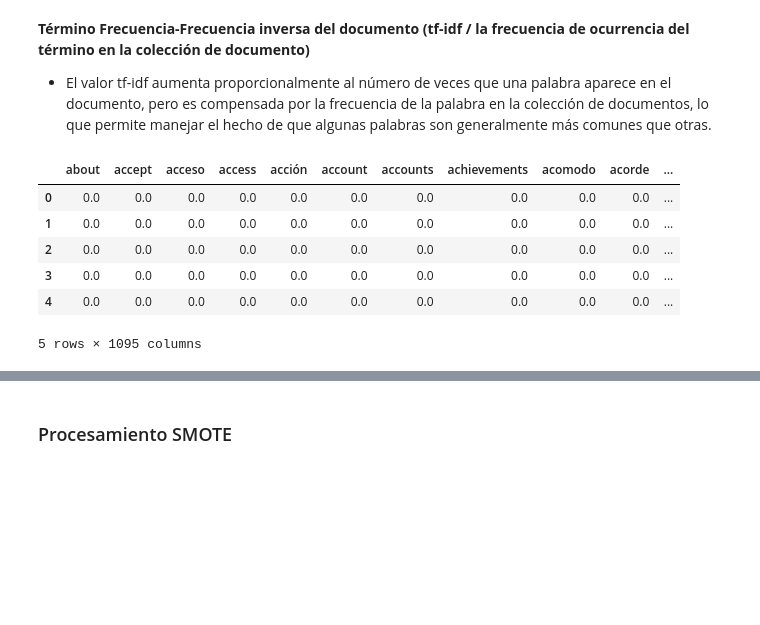
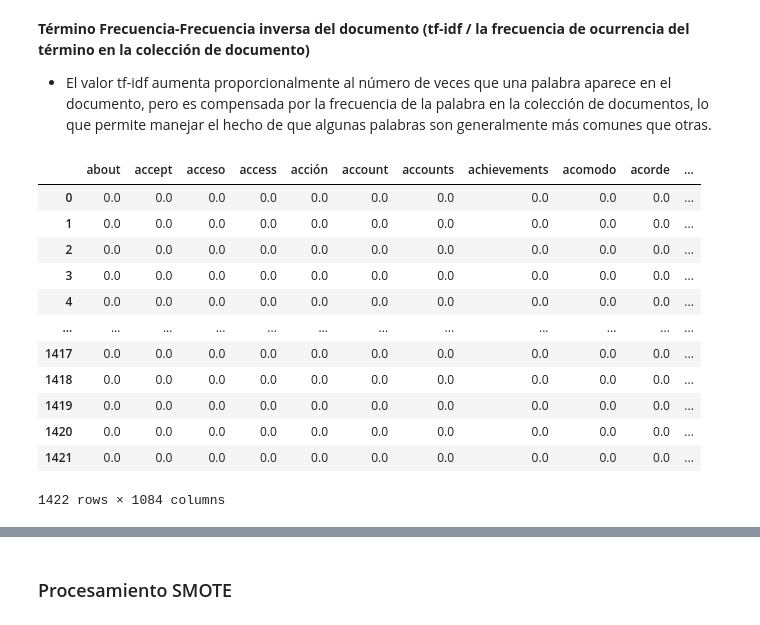
Before and after one commit to PabloBrenesA97/PMO_ML, a Jupyter notebook: PMO.ipynb, the cells around one changed output, grey strips where cells are left out. Cells and saved outputs as stored; diff of their text form; code cells hidden in the pictures; blank space fills up the shorter version.

```diff
--- a/PMO.ipynb
+++ b/PMO.ipynb
@@ -424,16 +424,22 @@ df.to_csv('/content/drive/My Drive/PMO Project/final_df.csv', index = False, hea
 from sklearn.feature_extraction.text import TfidfVectorizer
 # %%
 # Embedding name
-vectorizer_name = TfidfVectorizer()
+vectorizer_name = TfidfVectorizer(stop_words=['de','el','del','por','para','la','en','con','las','can','to'])
 data_name = vectorizer_name.fit_transform(df.name)
 tfidf_tokens_name = vectorizer_name.get_feature_names()
 result_df = pd.DataFrame(data = data_name.toarray(),columns = tfidf_tokens_name)
-result_df.head()
+result_df
 # %% [output]
 |  | about | accept | acceso | access | acción | account | accounts | achievements | acomodo | acorde | ... |
 | 0 | 0.0 | 0.0 | 0.0 | 0.0 | 0.0 | 0.0 | 0.0 | 0.0 | 0.0 | 0.0 | ... |
 | 1 | 0.0 | 0.0 | 0.0 | 0.0 | 0.0 | 0.0 | 0.0 | 0.0 | 0.0 | 0.0 | ... |
 | 2 | 0.0 | 0.0 | 0.0 | 0.0 | 0.0 | 0.0 | 0.0 | 0.0 | 0.0 | 0.0 | ... |
 | 3 | 0.0 | 0.0 | 0.0 | 0.0 | 0.0 | 0.0 | 0.0 | 0.0 | 0.0 | 0.0 | ... |
 | 4 | 0.0 | 0.0 | 0.0 | 0.0 | 0.0 | 0.0 | 0.0 | 0.0 | 0.0 | 0.0 | ... |
+| ... | ... | ... | ... | ... | ... | ... | ... | ... | ... | ... | ... |
+| 1417 | 0.0 | 0.0 | 0.0 | 0.0 | 0.0 | 0.0 | 0.0 | 0.0 | 0.0 | 0.0 | ... |
+| 1418 | 0.0 | 0.0 | 0.0 | 0.0 | 0.0 | 0.0 | 0.0 | 0.0 | 0.0 | 0.0 | ... |
+| 1419 | 0.0 | 0.0 | 0.0 | 0.0 | 0.0 | 0.0 | 0.0 | 0.0 | 0.0 | 0.0 | ... |
+| 1420 | 0.0 | 0.0 | 0.0 | 0.0 | 0.0 | 0.0 | 0.0 | 0.0 | 0.0 | 0.0 | ... |
+| 1421 | 0.0 | 0.0 | 0.0 | 0.0 | 0.0 | 0.0 | 0.0 | 0.0 | 0.0 | 0.0 | ... |
-5 rows × 1095 columns
+1422 rows × 1084 columns
```
Also changed, not shown: parts of 15 cells of this notebook, 4 other files.
